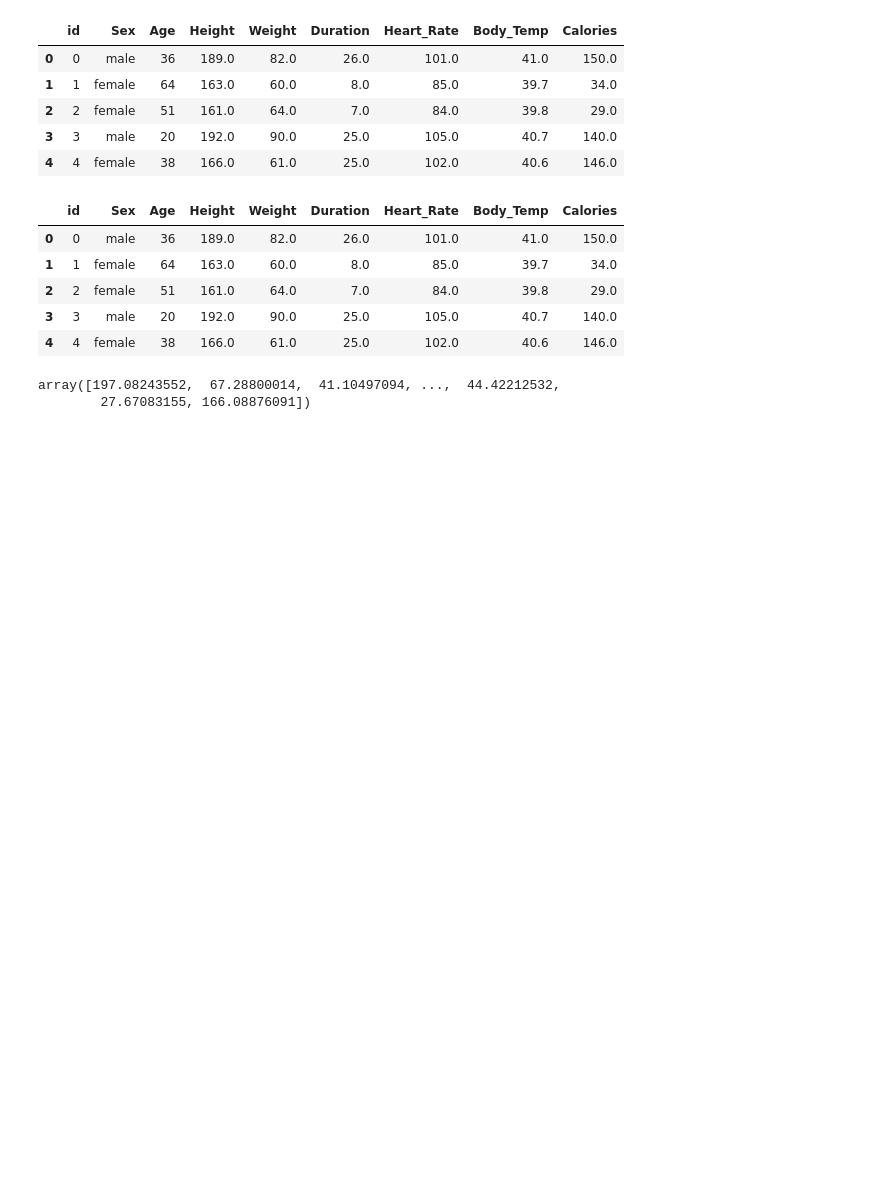
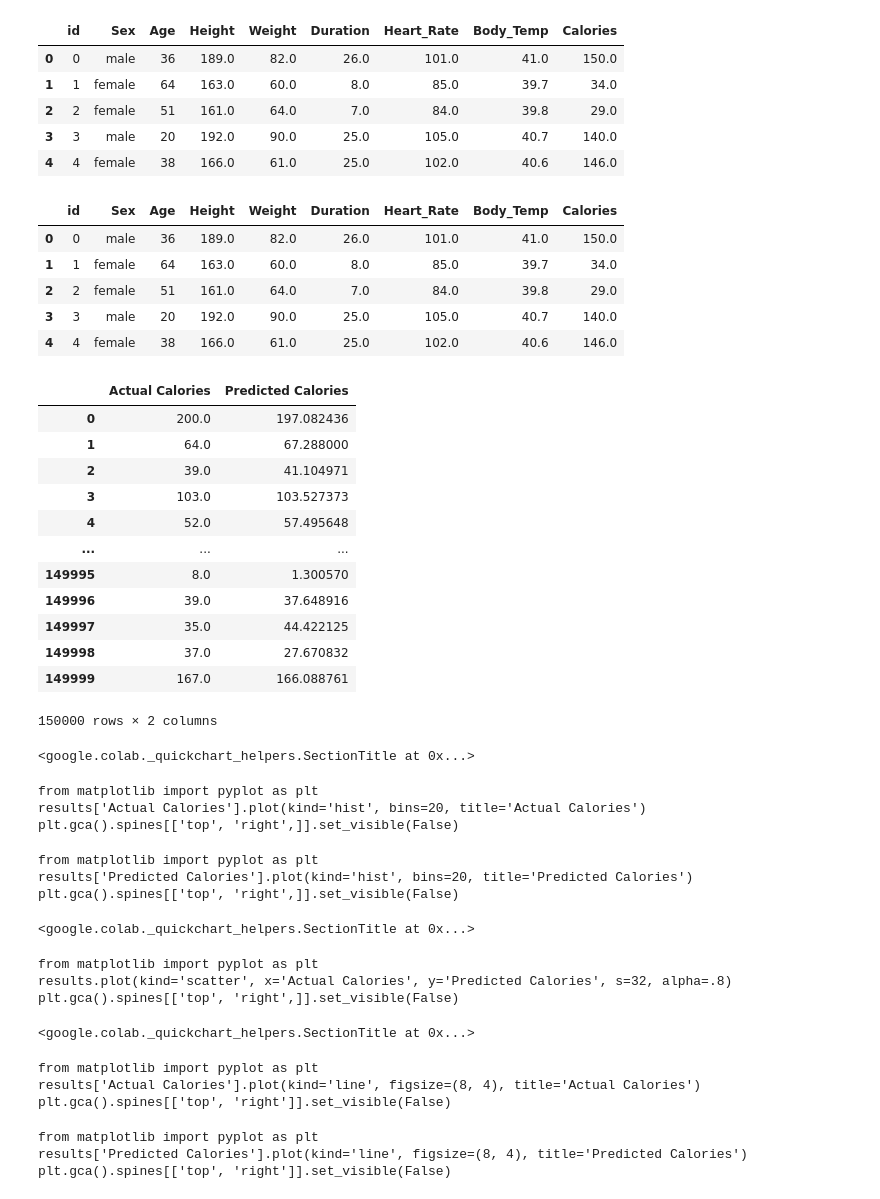
Before and after one commit to Abu-Taher01/Predict-Calorie-Expenditure, a Jupyter notebook: Welcome_To_Colab.ipynb, the cells around one changed output. Drawn from its saved outputs; the diff is of its cells as text; code cells hidden in the pictures; blank space fills up the shorter version.

```diff
--- a/Welcome_To_Colab.ipynb
+++ b/Welcome_To_Colab.ipynb
@@ -362,29 +362,67 @@ demo_test_df['Sex_male']=demo_test_df['Sex_male'].astype(int)
 # %%
 from sklearn.model_selection import train_test_split
 from sklearn.linear_model import LinearRegression
 from sklearn.metrics import mean_squared_log_error, r2_score
 from sklearn.preprocessing import StandardScaler
 
 lr=LinearRegression()
 y=demo_train_df['Calories']
 X=demo_train_df.drop('Calories',axis=1)
 
 X_train,X_test,y_train,y_test=train_test_split(X,y,test_size=0.2,random_state=42)
 
 X_scaler=StandardScaler()
 y_scaler=StandardScaler()
 
 X_train_scaled=X_scaler.fit_transform(X_train)
 y_train_scaled=y_scaler.fit_transform(y_train.values.reshape(-1,1))
 
 X_test_scaled=X_scaler.transform(X_test)
 
 lr.fit(X_train_scaled,y_train_scaled)
-y_pred=lr.predict(X_test)
+y_pred_scaled=lr.predict(X_test_scaled)
+
+y_pred=y_scaler.inverse_transform(y_pred_scaled).flatten()
 
 y_pred
 
+results = pd.DataFrame({
+    'Actual Calories': y_test.values,
+    'Predicted Calories': y_pred
+})
+
+results
+
 # rmsle = np.sqrt(mean_squared_log_error(y_test, y_pred))
 # %% [output]
+|  | Actual Calories | Predicted Calories |
+| 0 | 200.0 | 197.082436 |
+| 1 | 64.0 | 67.288000 |
+| 2 | 39.0 | 41.104971 |
+| 3 | 103.0 | 103.527373 |
+| 4 | 52.0 | 57.495648 |
+| ... | ... | ... |
+| 149995 | 8.0 | 1.300570 |
+| 149996 | 39.0 | 37.648916 |
+| 149997 | 35.0 | 44.422125 |
+| 149998 | 37.0 | 27.670832 |
+| 149999 | 167.0 | 166.088761 |
-array([197.08243552,  67.28800014,  41.10497094, ...,  44.42212532,
-        27.67083155, 166.08876091])
+150000 rows × 2 columns
+<google.colab._quickchart_helpers.SectionTitle at 0x...>
+from matplotlib import pyplot as plt
+results['Actual Calories'].plot(kind='hist', bins=20, title='Actual Calories')
+plt.gca().spines[['top', 'right',]].set_visible(False)
+from matplotlib import pyplot as plt
+results['Predicted Calories'].plot(kind='hist', bins=20, title='Predicted Calories')
+plt.gca().spines[['top', 'right',]].set_visible(False)
+<google.colab._quickchart_helpers.SectionTitle at 0x...>
+from matplotlib import pyplot as plt
+results.plot(kind='scatter', x='Actual Calories', y='Predicted Calories', s=32, alpha=.8)
+plt.gca().spines[['top', 'right',]].set_visible(False)
+<google.colab._quickchart_helpers.SectionTitle at 0x...>
+from matplotlib import pyplot as plt
+results['Actual Calories'].plot(kind='line', figsize=(8, 4), title='Actual Calories')
+plt.gca().spines[['top', 'right']].set_visible(False)
+from matplotlib import pyplot as plt
+results['Predicted Calories'].plot(kind='line', figsize=(8, 4), title='Predicted Calories')
+plt.gca().spines[['top', 'right']].set_visible(False)
```
Also changed, not shown: parts of 2 cells of this notebook.
